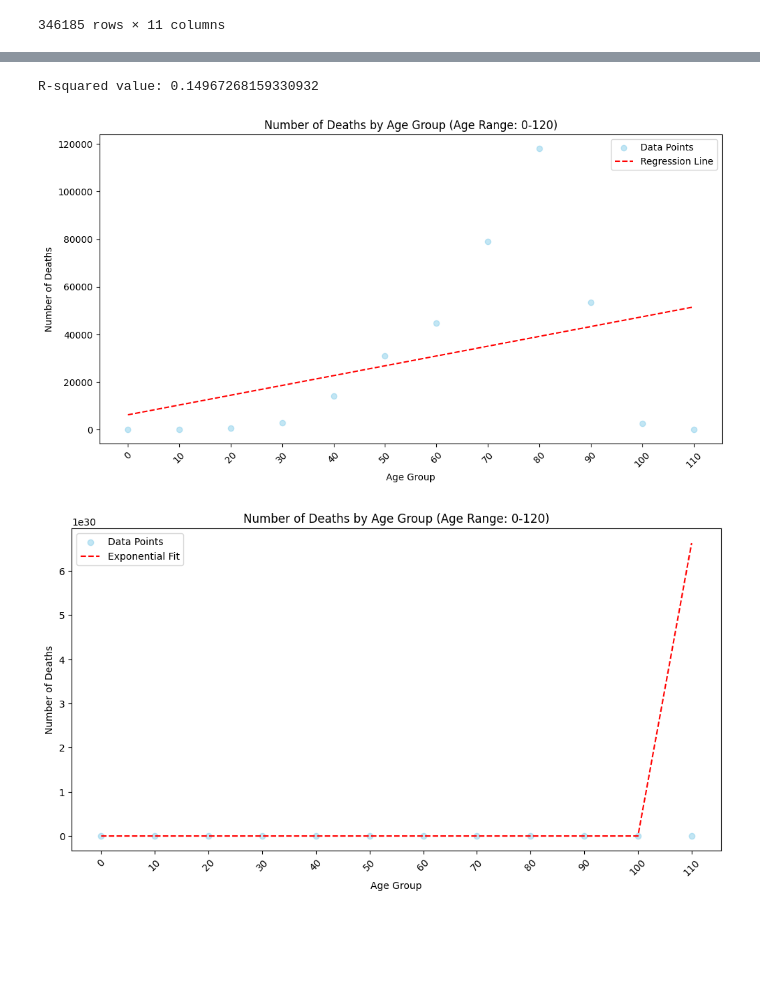
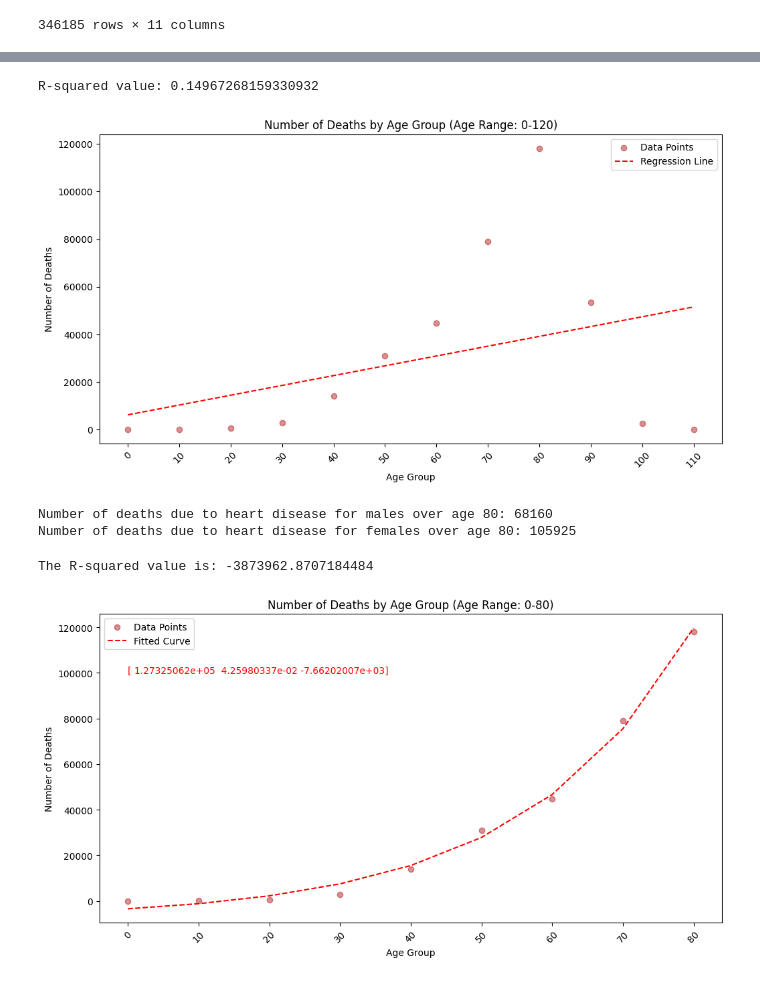
Before and after one commit to azmedtech/ASU_DA_Project1_Team2, a Jupyter notebook: Heart_Disease_2005.ipynb, the cells around one changed output, grey strips where cells are left out. Drawn from its saved outputs; the diff is of its cells as text; code cells hidden in the pictures; blank space fills up the shorter version.

Commit message:
updated: curvilinear regression and no csv upload

```diff
--- a/Heart_Disease_2005.ipynb
+++ b/Heart_Disease_2005.ipynb
@@ -7,3 +10,6 @@ from scipy.optimize import curve_fit
+# %%
+#Definitions
+PEAK_AGE = 80
 # %%
 # Load the clean 2005 data CSV file into a Pandas DataFrame
 clean_2005_DD_df = pd.read_csv("cleaned_data_csv_files/clean_output_2005_DD_df.csv", low_memory=False)
@@ -37,12 +45,12 @@ clean_2005_DD_df
 1719615 rows × 11 columns
 # %%
 #Create a new dataframe that only includes the data for individuals with a cause of death related to heart disease
-selected_entries = ["All other forms of chronic ischemic heart disease (I20,I25.1-I25.9)",
+selected_entries_heart = ["All other forms of chronic ischemic heart disease (I20,I25.1-I25.9)",
                     "Acute myocardial infarction (I21-I22)",
                     "Atherosclerotic cardiovascular disease, so described (I25.0)",
                     "Congestive heart failure (I50.0)"]
 
-heart_disease_df = clean_2005_DD_df[clean_2005_DD_df['358_cause_recode_text'].isin(selected_entries)]
+heart_disease_df = clean_2005_DD_df[clean_2005_DD_df["358_cause_recode_text"].isin(selected_entries_heart)]
 heart_disease_df
 # %% [output]
 |  | detail_age | detail_age_type_text | sex_text | race_text | marital_status_text | day_of_week_of_death_text | ... |
@@ -130,5 +391,5 @@ See the caveats in the documentation: https://pandas.pydata.org/pandas-docs/stab
 # %%
-#Determine if there is a relationship between age and death due to heart disease using regression analysis
+#Determine if there is a relationship between age and death due to heart disease using linear regression analysis
 
 # Perform linear regression
 slope, intercept, r_value, p_value, std_err = linregress(age_group_counts.index, age_group_counts)
@@ -140,7 +401,7 @@ print(f"R-squared value: {r_squared}")
 
 # Create a scatter plot of deaths by age group
 plt.figure(figsize=(12, 6))
-plt.scatter(age_group_counts.index, age_group_counts, color='skyblue', alpha=0.5, label='Data Points')
+plt.scatter(age_group_counts.index, age_group_counts, color='firebrick', alpha=0.5, label='Data Points')
 plt.plot(age_group_counts.index, regression_line, color='red', linestyle='--', label='Regression Line')
 plt.title('Number of Deaths by Age Group (Age Range: 0-120)')
 plt.xlabel('Age Group')
@@ -150,4 +411,17 @@ plt.legend()
 plt.show()
 # %% [output]
 R-squared value: 0.14967268159330932
-[figure, old version]
+[figure, new version]
+# %%
+# Men and Women deaths in individuals over 80
+deaths_over80_male = heart_disease_df[(heart_disease_df['detail_age'] >= 81) & (heart_disease_df['sex_text'] == 'Male') ]
+deaths_over80_female = heart_disease_df[(heart_disease_df['detail_age'] >= 81) & (heart_disease_df['sex_text'] == 'Female') ]
+
+num_deaths_over80_male = len(deaths_over80_male)
+num_deaths_over80_female = len(deaths_over80_female)
+
+print(f"Number of deaths due to heart disease for males over age 80: {num_deaths_over80_male}")
+print(f"Number of deaths due to heart disease for females over age 80: {num_deaths_over80_female}")
+# %% [output]
+Number of deaths due to heart disease for males over age 80: 68160
+Number of deaths due to heart disease for females over age 80: 105925
@@ -154,23 +433,34 @@ R-squared value: 0.14967268159330932
+# %%
+# Define an exponential function for curve fitting betwen ages 0 and 80
+def inc_exponential_death(age, a, b, c):
+    y_increase = a * np.exp(b * (age-PEAK_AGE)) + c
+    return y_increase
+# %%
+#Define separate populations (increasing curve up to age 80, decreasing curve afterwards)
+age_group_counts_leq_peak = age_group_counts[age_group_counts.index <= PEAK_AGE]
+#age_group_counts_geq_peak = age_group_counts[age_group_counts.index >= PEAK_AGE]
 # %%
-#Linear regression analysis dos not appear to fit for this curved data trend
-#Attempt to identify a different curve fit analysis
+#Determine if there is a relationship between age and death due to heart disease using curvilinear regression analysis up to age 80
 
-# Define an exponential function for curve fitting
-def exponential_func(x, a, b):
-    return a * np.exp(b * x)
+# Perform curvilinear regression (AKA curve fitting)
+popt, pcov = curve_fit(inc_exponential_death, age_group_counts_leq_peak.index, age_group_counts_leq_peak.values)
 
-# Perform curve fitting using exponential function
-popt, pcov = curve_fit(exponential_func, age_group_counts.index, age_group_counts)
+#Calculate the R-squared value
+y_pred_leq = inc_exponential_death(age_group_counts_leq_peak.index, *popt)
+r_squared = r2_score(age_group_counts_leq_peak.index, y_pred_leq)
+print(f"The R-squared value is: {r_squared}")
 
 # Create a scatter plot of deaths by age group
 plt.figure(figsize=(12, 6))
-plt.scatter(age_group_counts.index, age_group_counts, color='skyblue', alpha=0.5, label='Data Points')
-plt.plot(age_group_counts.index, exponential_func(age_group_counts.index, *popt), color='red', linestyle='--', label='Exponential Fit')
-plt.title('Number of Deaths by Age Group (Age Range: 0-120)')
+plt.scatter(age_group_counts_leq_peak.index, age_group_counts_leq_peak, color='firebrick', alpha=0.5, label='Data Points')
+plt.plot(age_group_counts_leq_peak.index, inc_exponential_death(age_group_counts_leq_peak.index, *popt), color='red', linestyle='--', label='Fitted Curve')
+plt.title('Number of Deaths by Age Group (Age Range: 0-80)')
 plt.xlabel('Age Group')
 plt.ylabel('Number of Deaths')
-plt.xticks(age_group_counts.index, rotation=45)
+plt.xticks(age_group_counts_leq_peak.index, rotation=45)
 plt.legend()
+plt.annotate(popt, (0, 100000), color='red')
 plt.show()
 # %% [output]
+The R-squared value is: -3873962.8707184484
-[figure, old version]
+[figure, new version]
```
Also changed, not shown: parts of 24 cells of this notebook, 4 other files.
